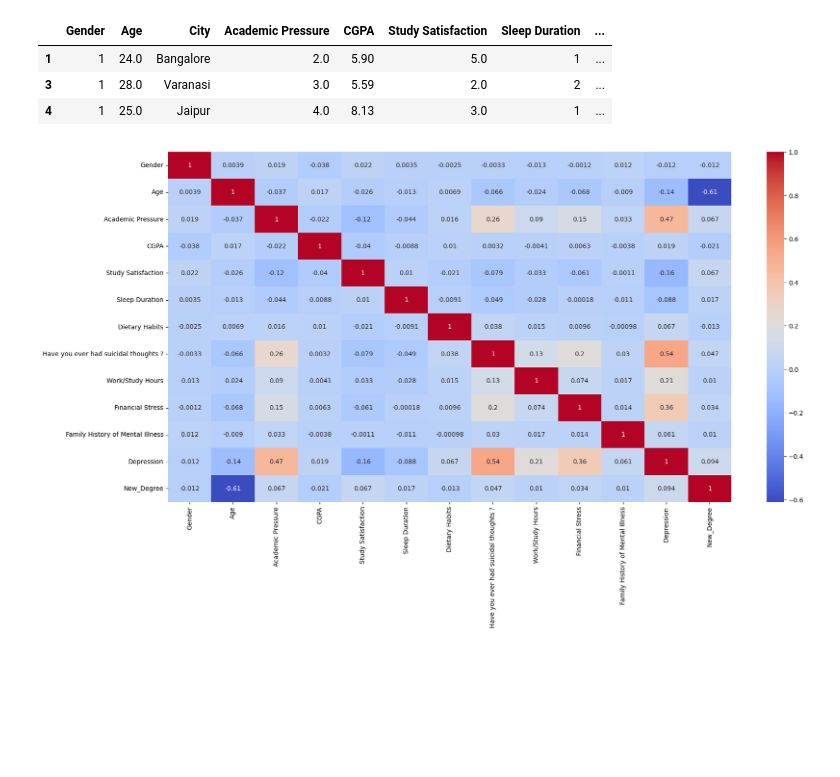
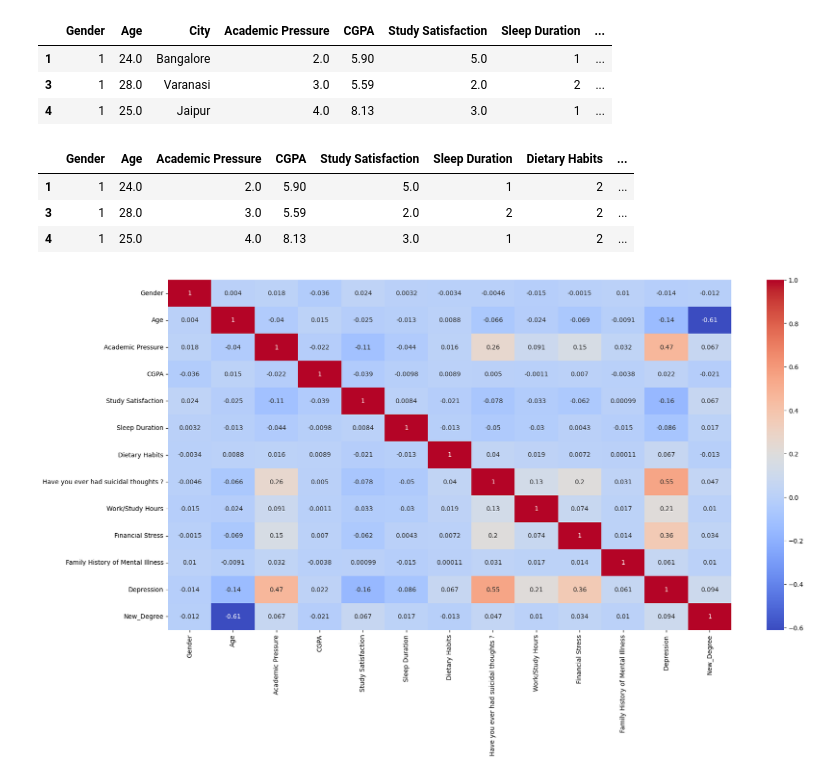
Before and after one commit to saulotp/depression-prediction--logistic-regression, a Jupyter notebook: main.ipynb, the cells around one changed output. Cells and saved outputs as stored; diff of their text form; code cells hidden in the pictures; blank space fills up the shorter version.

```diff
--- a/main.ipynb
+++ b/main.ipynb
@@ -378,11 +381,19 @@ main.head(3)
 | 3 | 1 | 28.0 | Varanasi | 3.0 | 5.59 | 2.0 | 2 | ... |
 | 4 | 1 | 25.0 | Jaipur | 4.0 | 8.13 | 3.0 | 1 | ... |
 # %%
+main = main.dropna()
+
 main_data = main[['Gender', 'Age', 'Academic Pressure', 'CGPA',
        'Study Satisfaction', 'Sleep Duration', 'Dietary Habits',
        'Have you ever had suicidal thoughts ?', 'Work/Study Hours',
        'Financial Stress', 'Family History of Mental Illness', 'Depression',
        'New_Degree']]
+main_data.head(3)
+# %% [output]
+|  | Gender | Age | Academic Pressure | CGPA | Study Satisfaction | Sleep Duration | Dietary Habits | ... |
+| 1 | 1 | 24.0 | 2.0 | 5.90 | 5.0 | 1 | 2 | ... |
+| 3 | 1 | 28.0 | 3.0 | 5.59 | 2.0 | 2 | 2 | ... |
+| 4 | 1 | 25.0 | 4.0 | 8.13 | 3.0 | 1 | 2 | ... |
 # %%
 plt.figure(figsize=(20, 10))
 sns.heatmap(main_data.corr(), annot=True, cmap='coolwarm')
```
Also changed, not shown: parts of 7 cells of this notebook.
